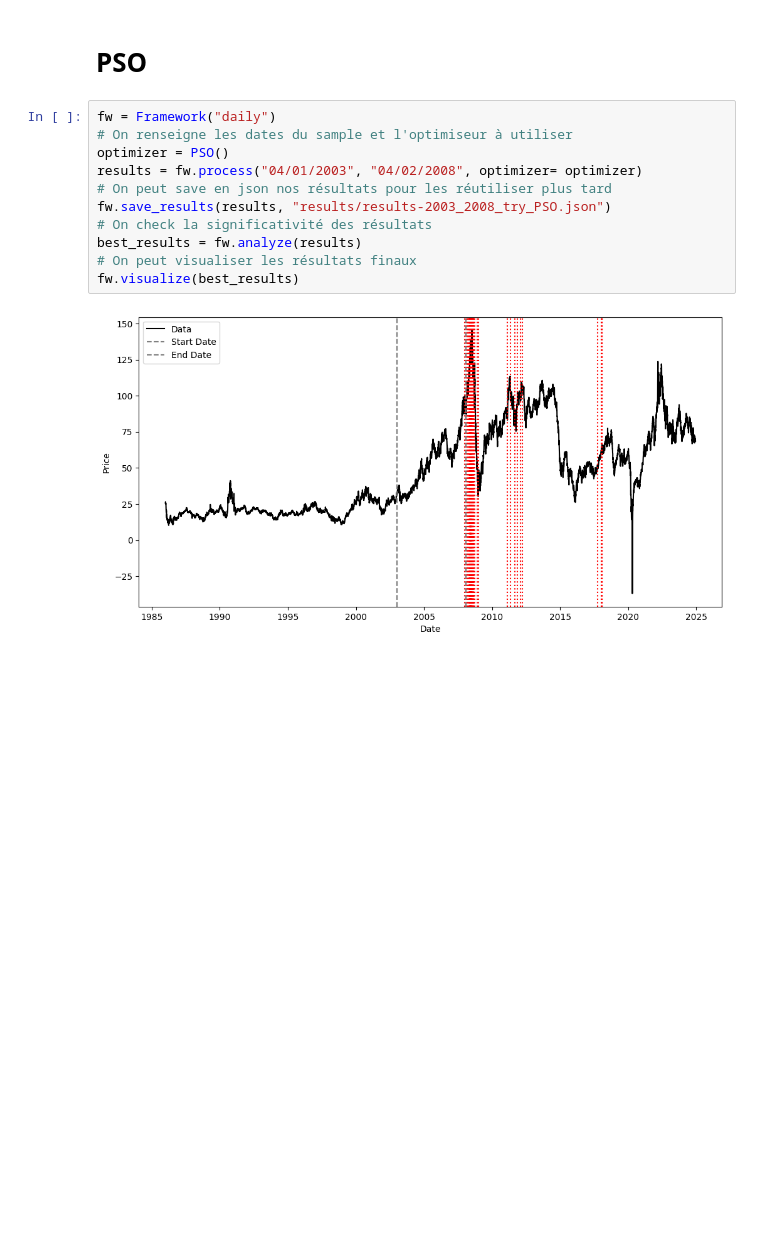
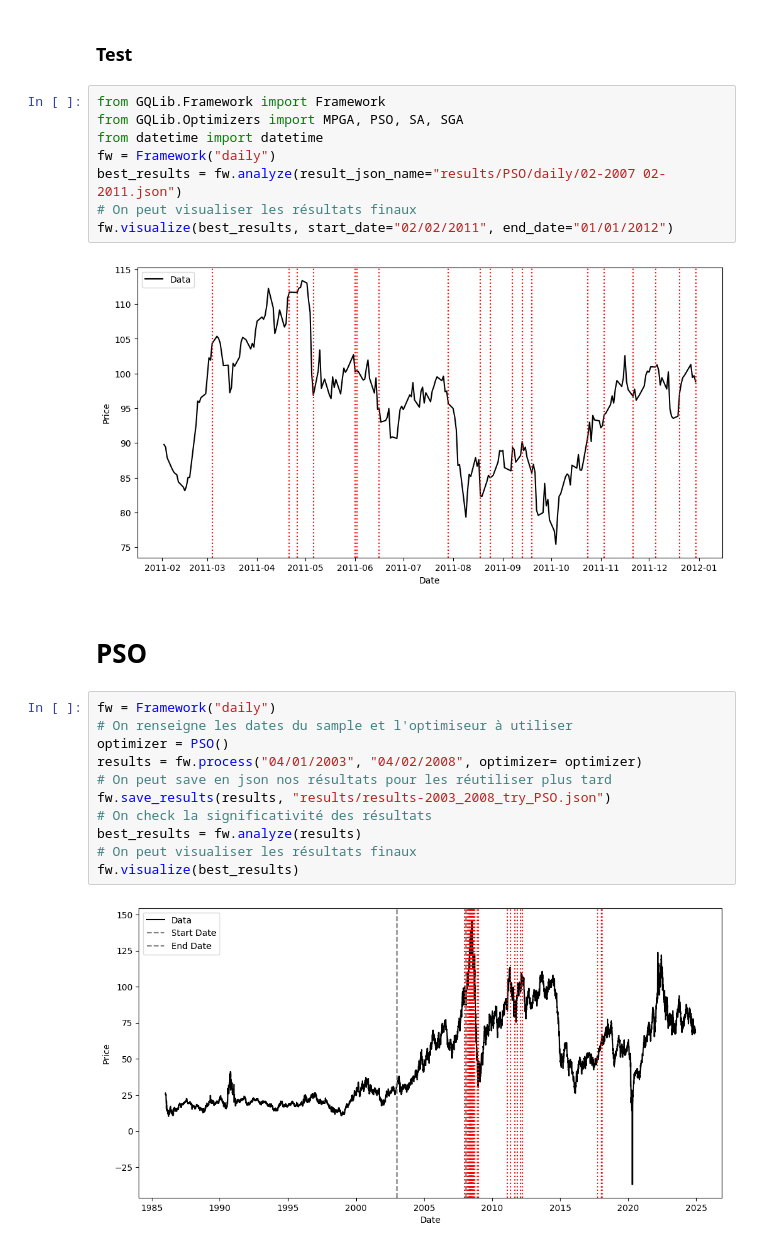
Before and after one commit to baptistedfr/Predicting-Oil-Price-Turning-Points, a Jupyter notebook: framework_use.ipynb, the cells around one changed output. Saved outputs shown, nothing was run; the diff lists cells and outputs as text; blank space fills up the shorter version.

```diff
--- a/framework_use.ipynb
+++ b/framework_use.ipynb
@@ -27,3 +9,15 @@ Running process for Set 3 from 29/04/2011 to 01/08/2015
+# %% [markdown]
+### Test
+# %%
+from GQLib.Framework import Framework
+from GQLib.Optimizers import MPGA, PSO, SA, SGA
+from datetime import datetime
+fw = Framework("daily")
+best_results = fw.analyze(result_json_name="results/PSO/daily/02-2007 02-2011.json")
+# On peut visualiser les résultats finaux
+fw.visualize(best_results, start_date="02/02/2011", end_date="01/01/2012")
+# %% [output]
+[figure, added]
 # %% [markdown]
 # PSO
 # %%
```
Also changed, not shown: parts of 6 cells of this notebook, 7 other files.
